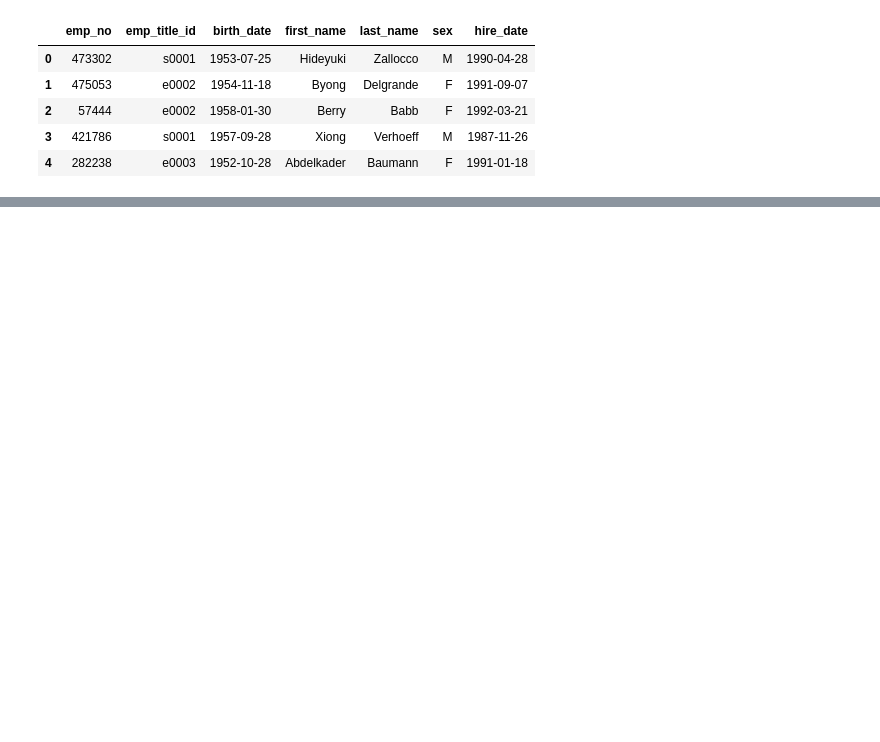
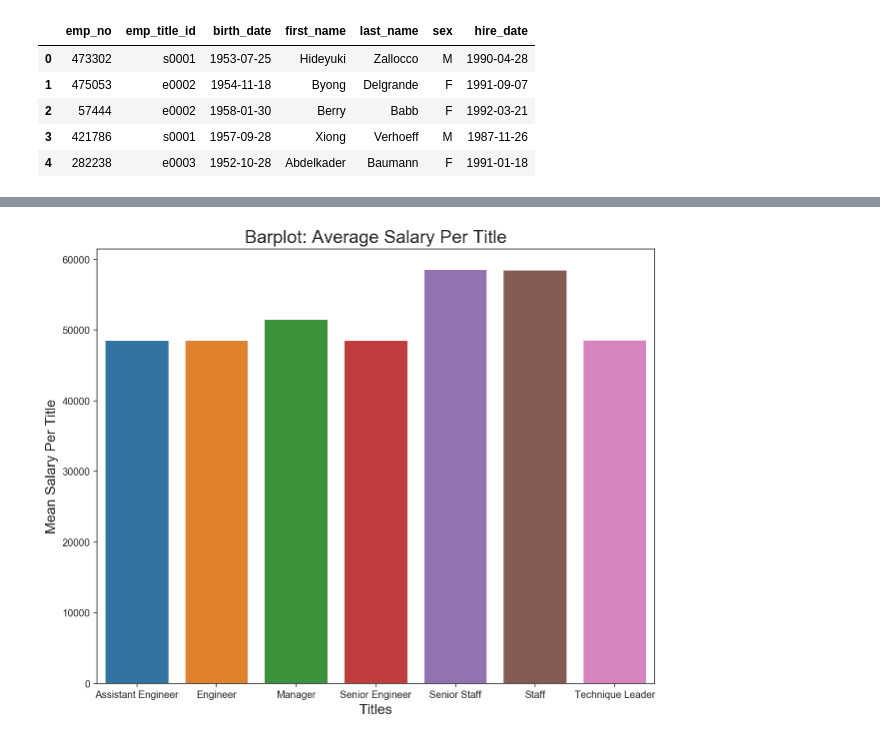
Before and after one commit to gitgranthub/sql-challenge, a Jupyter notebook: EmployeeSQL/EmployeeDB_viz.ipynb, the cells around one changed output, grey strips where cells are left out. Drawn from its saved outputs; the diff is of its cells as text; code cells hidden in the pictures; blank space fills up the shorter version.

```diff
--- a/EmployeeSQL/EmployeeDB_viz.ipynb
+++ b/EmployeeSQL/EmployeeDB_viz.ipynb
@@ -20,0 +74,4 @@ emp_data.head()
+# %%
+# Change title_id column name to match employess df emp_title_id
+titles_data.rename(columns = {'title_id':'emp_title_id'}, inplace = True)
+titles_data.head()
@@ -20,0 +85,4 @@ emp_data.head()
+# %%
+# Merge salary and titles
+emp_titles = pd.merge(emp_sal, titles_data, on='emp_title_id')
+emp_titles.head()
@@ -20,0 +96,4 @@ emp_data.head()
+# %%
+# Groupby average salary to title
+sal_title = emp_titles.groupby(['title']).agg(mean_salary =("salary", 'mean')).astype(int)
+sal_title.head()
@@ -20,0 +108,12 @@ emp_data.head()
+# %%
+sal_title = sal_title.reset_index()
+# %%
+# Create a bar chart of average salary by title.
+plt.figure(figsize=(10, 8))
+sns.barplot(x='title', y="mean_salary", data=sal_title, ci=None )
+plt.ylabel("Mean Salary Per Title", size=14)
+plt.xlabel("Titles", size=14)
+plt.title("Barplot: Average Salary Per Title", size=18)
+plt.savefig('images/avg_salary_title.png', bbox_inches = 'tight', dpi=150)
+# %% [output]
+[figure, added]
```
Also changed, not shown: parts of 8 cells of this notebook, 4 other files.
